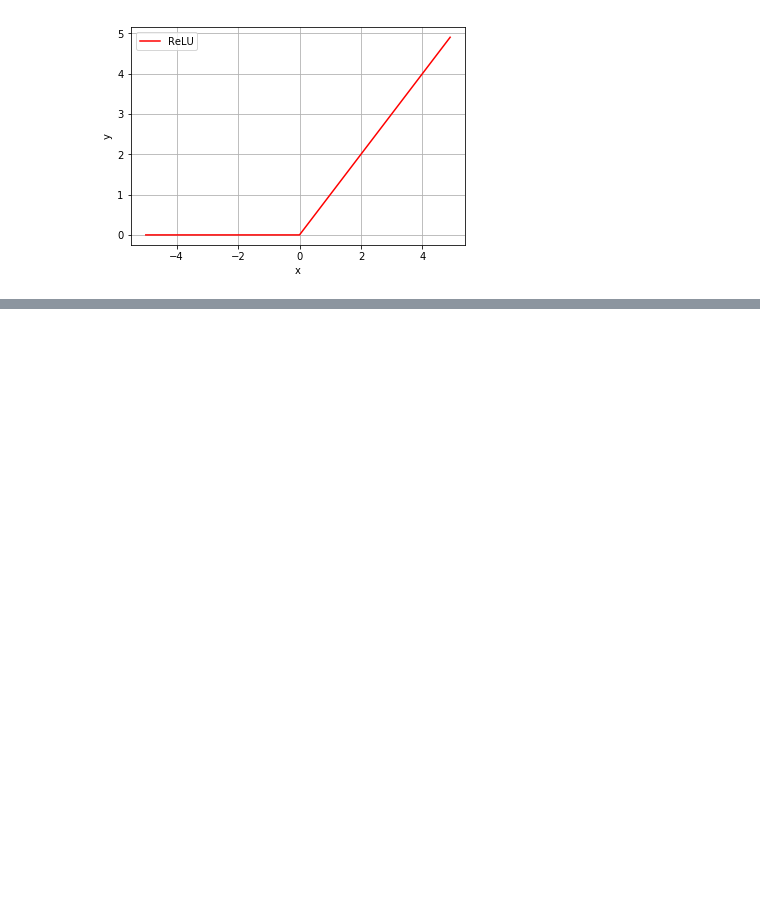
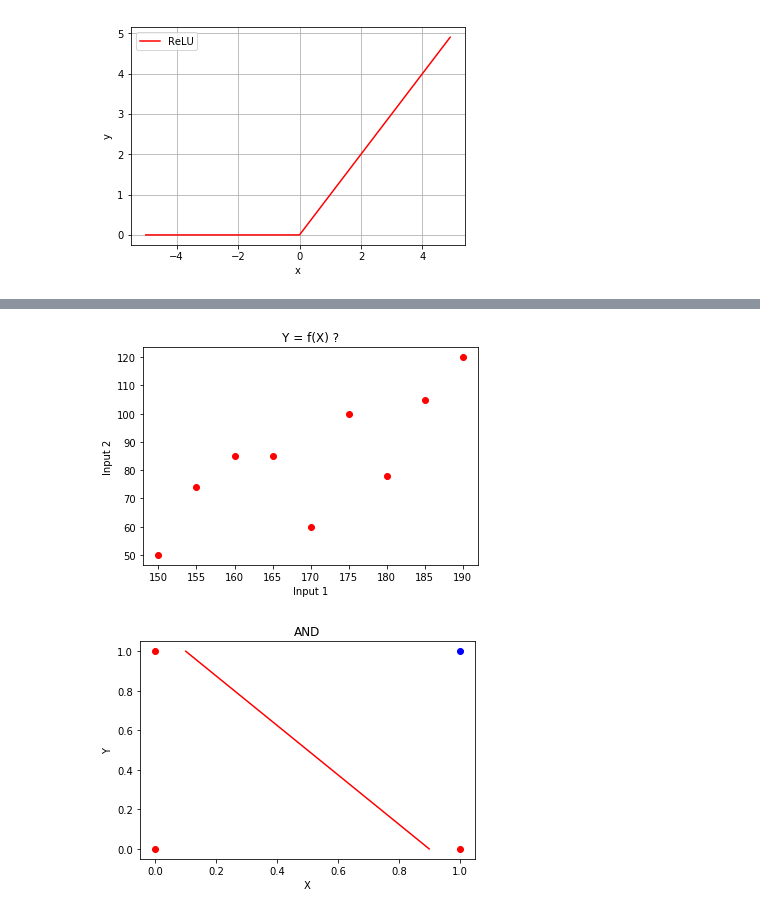
Before and after one commit to fractus-io/neural-networks-tutorial, a Jupyter notebook: NeuralNetworksBasics.ipynb, the cells around one changed output, grey strips where cells are left out. Saved outputs shown, nothing was run; the diff lists cells and outputs as text; code cells hidden in the pictures; blank space fills up the shorter version.

```diff
--- a/NeuralNetworksBasics.ipynb
+++ b/NeuralNetworksBasics.ipynb
@@ -466,0 +377,21 @@ amount of time for our learning to converge.
+# %%
+
+x = [150, 155, 160, 165, 170, 175, 180, 185, 190]
+y = [50, 74, 85, 85, 60, 100, 78, 105, 120]
+
+plt.title("Y = f(X) ?")
+plt.plot(x, y, 'ro')
+plt.xlabel('Input 1')
+plt.ylabel('Input 2')
+plt.show()
+
+plt.title("AND")
+plt.plot([0, 0, 1], [0, 1, 0], 'ro', )
+plt.plot([1], [1], 'bo', )
+plt.plot([0.1, 0.9], [1, 0], label='Linear', color='r')
+plt.xlabel('X')
+plt.ylabel('Y')
+plt.show()
+# %% [output]
+[figure, added]
+[figure, added]
```
Also changed, not shown: parts of 29 cells of this notebook, 6 other files.
